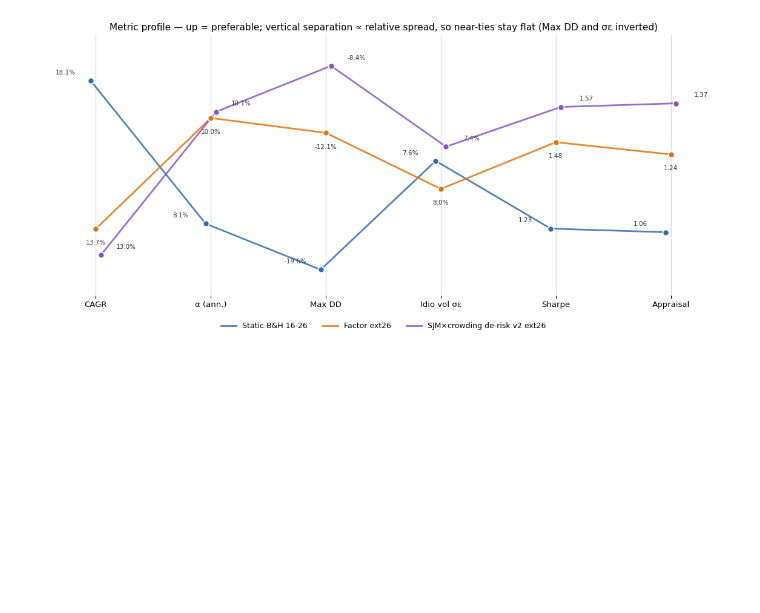
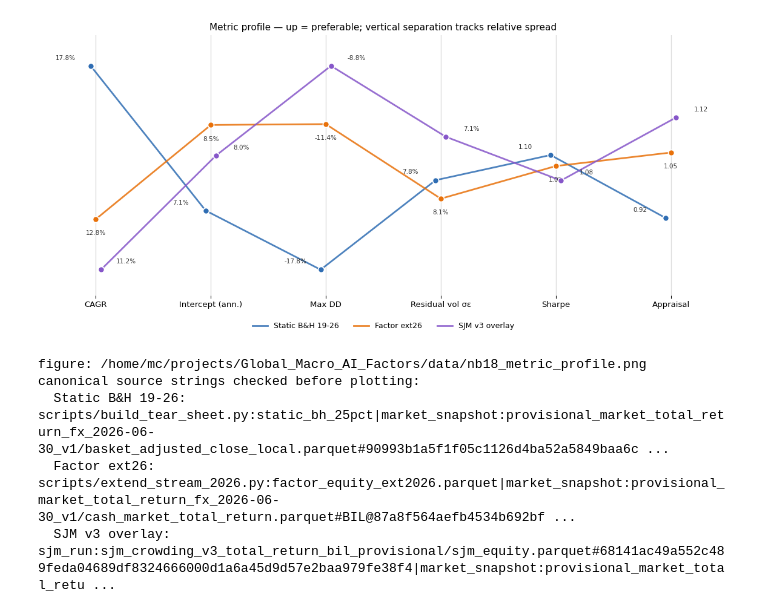
Before and after one commit to norandom/Global_Macro_AI_Factors, a Jupyter notebook: notebooks/18_final_trio_dashboard.ipynb, the cells around one changed output. Cells and saved outputs as stored; diff of their text form; code cells hidden in the pictures; blank space fills up the shorter version.

Commit message:
feat(finance-metric-integrity-remediation): restore final trio dashboard execution
Co-Authored-By: Claude <noreply@anthropic.com>

```diff
--- a/notebooks/18_final_trio_dashboard.ipynb
+++ b/notebooks/18_final_trio_dashboard.ipynb
@@ -279,54 +502,73 @@ paper's Test 1 exists to prevent.
 # %%
-# SSR is deliberately NOT one of these axes: every axis here is oriented
-# "up = preferable", which presumes a rankable quantity. SSR is a descriptive
-# stability effect size (no sqrt(n) in its denominator), so the point estimate
-# carries no inferential content — the MBB p-value/verdict above does.
-PROFILE = [("CAGR", "cagr", "{:.1%}", False), ("α (ann.)", "alpha", "{:.1%}", False),
-           ("Max DD", "maxdd", "{:.1%}", False),          # signed: shallow (larger) = top
-           ("Idio vol σε", "idio", "{:.1%}", True),       # lower = top
-           ("Sharpe", "sharpe", "{:.2f}", False), ("Appraisal", "appraisal", "{:.2f}", False)]
+# Metric profile — six canonical axes
+profile = [
+    ("CAGR", "cagr", "{:.1%}", False),
+    ("Intercept (ann.)", "alpha_ann", "{:.1%}", False),
+    ("Max DD", "maxdd", "{:.1%}", False),
+    ("Residual vol σε", "residual_vol_ann", "{:.1%}", True),
+    ("Sharpe", "sharpe", "{:.2f}", False),
+    ("Appraisal", "appraisal", "{:.2f}", False),
+]
 
 fig, ax = plt.subplots(figsize=(11.5, 5.4))
 positions = {}
-for j, (name, key, fmt, invert) in enumerate(PROFILE):
-    raw = np.array([M[lbl][key] for _, lbl, _ in TRIO])
+for j, (name, key, fmt, invert) in enumerate(profile):
+    raw = np.array([float(trio_by_id.loc[portfolio_id, key]) for portfolio_id in PLOT_ORDER])
     scaled = np.full(len(raw), 0.5) if np.ptp(raw) == 0 else (raw - raw.min()) / np.ptp(raw)
     if invert:
         scaled = 1 - scaled
-    # band half-width proportional to the metric's RELATIVE spread (capped at 0.40):
-    # a near-tie (σε: 7.4-8.0%) must LOOK like a near-tie — plain min-max would
-    # stretch a 0.6pp spread to the full band and manufacture separation from noise
     rel = np.ptp(raw) / max(1e-12, np.mean(np.abs(raw)))
     half = max(0.05, 0.40 * min(1.0, rel / 0.40))
     positions[j] = 0.5 + (scaled - 0.5) * 2 * half
     ax.axvline(j, color="#dddddd", lw=1, zorder=0)
 
-DODGE = {0: -0.045, 1: 0.0, 2: 0.045}   # constant per-strategy x-offset: exact ties stay visible
-for i, (_, lbl, color) in enumerate(TRIO):
-    xs = [j + DODGE[i] for j in range(len(PROFILE))]
-    ys = [positions[j][i] for j in range(len(PROFILE))]
-    ax.plot(xs, ys, color=color, lw=2, zorder=2, alpha=0.85, label=lbl)
-    ax.scatter(xs, ys, s=52, color=color, edgecolor="white", linewidth=1.2, zorder=3)
-    lx, ly = [(-30, 6), (0, -13), (30, 6)][i]   # fixed per-strategy label slots: no collisions at ties
-    for j, (name, key, fmt, invert) in enumerate(PROFILE):
-        ax.annotate(fmt.format(M[lbl][key]), (xs[j], ys[j]), xytext=(lx, ly),
-                    textcoords="offset points", ha="center",
-                    va="bottom" if ly > 0 else "top", fontsize=7.5, color=INK)
+dodge = {0: -0.045, 1: 0.0, 2: 0.045}
+for i, portfolio_id in enumerate(PLOT_ORDER):
+    xs = [j + dodge[i] for j in range(len(profile))]
+    ys = [positions[j][i] for j in range(len(profile))]
+    ax.plot(xs, ys, color=COLORS[portfolio_id], lw=2, zorder=2, alpha=0.85, label=DISPLAY_NAMES[portfolio_id])
+    ax.scatter(xs, ys, s=52, color=COLORS[portfolio_id], edgecolor="white", linewidth=1.2, zorder=3)
+    lx, ly = [(-30, 6), (0, -13), (30, 6)][i]
+    for j, (_, key, fmt, _) in enumerate(profile):
+        ax.annotate(
+            fmt.format(float(trio_by_id.loc[portfolio_id, key])),
+            (xs[j], ys[j]),
+            xytext=(lx, ly),
+            textcoords="offset points",
+            ha="center",
+            va="bottom" if ly > 0 else "top",
+            fontsize=7.5,
+            color=INK,
+        )
 
-ax.set_xticks(range(len(PROFILE)), [p[0] for p in PROFILE], fontsize=9.5)
+ax.set_xticks(range(len(profile)), [item[0] for item in profile], fontsize=9.5)
 ax.set_yticks([])
 ax.set_ylim(0, 1.02)
-ax.set_xlim(-0.45, len(PROFILE) - 0.55)
+ax.set_xlim(-0.45, len(profile) - 0.55)
 for side in ("left", "bottom"):
     ax.spines[side].set_visible(False)
 ax.legend(loc="lower center", ncol=3, frameon=False, fontsize=9, bbox_to_anchor=(0.5, -0.16))
-ax.set_title("Metric profile — up = preferable; vertical separation ∝ relative spread, "
-             "so near-ties stay flat (Max DD and σε inverted)", fontsize=11)
+ax.set_title(
+    "Metric profile — up = preferable; vertical separation tracks relative spread",
+    fontsize=11,
+)
 fig.tight_layout()
-fig.savefig(DATA / "nb18_metric_profile.png", dpi=300, bbox_inches="tight")
+output_path = PRESENTATION_OUTPUT_DIR / "nb18_metric_profile.png"
+fig.savefig(output_path, dpi=300, bbox_inches="tight")
 plt.show()
+
+print("figure:", output_path)
+print("canonical source strings checked before plotting:")
+for portfolio_id in PLOT_ORDER:
+    row = trio_by_id.loc[portfolio_id]
+    print(f"  {DISPLAY_NAMES[portfolio_id]}: {row['source']}")
 # %% [output]
-[figure, old version]
+[figure, new version]
+figure: /home/mc/projects/Global_Macro_AI_Factors/data/nb18_metric_profile.png
+canonical source strings checked before plotting:
+  Static B&H 19-26: scripts/build_tear_sheet.py:static_bh_25pct|market_snapshot:provisional_market_total_return_fx_2026-06-30_v1/basket_adjusted_close_local.parquet#90993b1a5f1f05c1126d4ba52a5849baa6c ...
+  Factor ext26: scripts/extend_stream_2026.py:factor_equity_ext2026.parquet|market_snapshot:provisional_market_total_return_fx_2026-06-30_v1/cash_market_total_return.parquet#BIL@87a8f564aefb4534b692bf ...
+  SJM v3 overlay: sjm_run:sjm_crowding_v3_total_return_bil_provisional/sjm_equity.parquet#68141ac49a552c489feda04689df8324666000d1a6a45d9d57e2baa979fe38f4|market_snapshot:provisional_market_total_retu ...
 # %% [markdown]
 ## Reading guide
 
```
Also changed, not shown: parts of 13 cells of this notebook, 25 other files.
